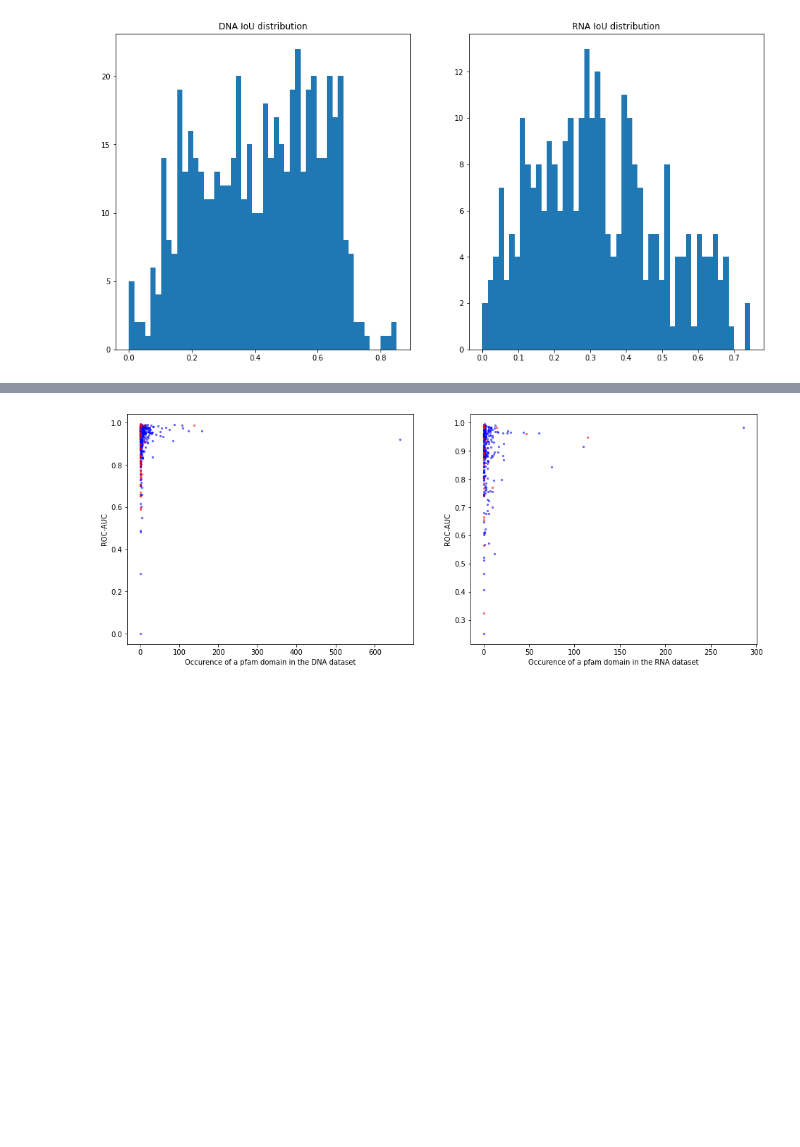
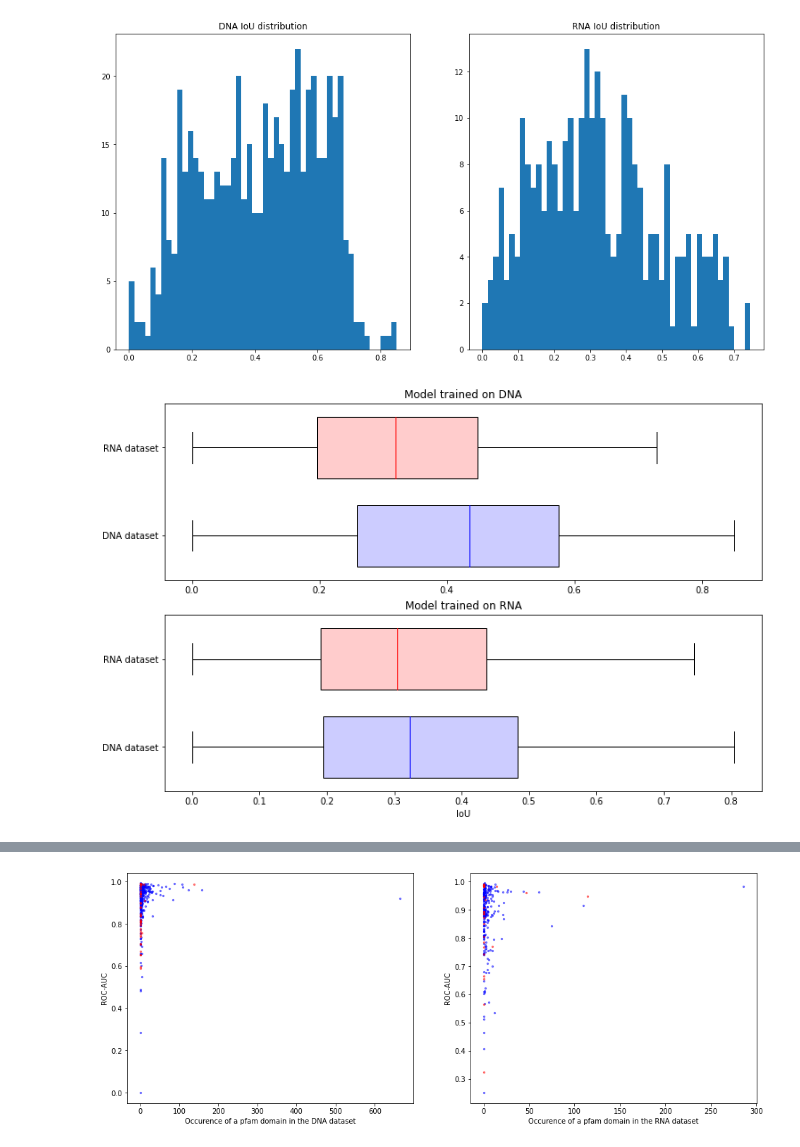
Before and after one commit to geraseva/masif_npi, a Jupyter notebook: Inference_analysis.ipynb, the cells around one changed output, grey strips where cells are left out. Cells and saved outputs as stored; diff of their text form; code cells hidden in the pictures; blank space fills up the shorter version.

```diff
--- a/Inference_analysis.ipynb
+++ b/Inference_analysis.ipynb
@@ -169,10 +182,14 @@ inf_data_rna=inf_data_rna.join(clusters, on='pdb_id')
 task_name='binary_dna_atomnet_v_mp_epoch48'
 inf_data_dna['results']=inf_data_dna.name.apply(lambda x:
                         np.load(f'preds/{task_name}/{"_".join(x.split("_")[:2])}_predfeatures_emb1.npy'))
+inf_data_rna_cross['results']=inf_data_rna_cross.name.apply(lambda x:
+                        np.load(f'preds/{task_name}/{"_".join(x.split("_")[:2])}_predfeatures_emb1.npy'))
 # %%
 task_name='binary_rna_atomnet_v_mp_epoch49'
 inf_data_rna['results']=inf_data_rna.name.apply(lambda x:
                         np.load(f'preds/{task_name}/{"_".join(x.split("_")[:2])}_predfeatures_emb1.npy'))
+inf_data_dna_cross['results']=inf_data_dna_cross.name.apply(lambda x:
+                        np.load(f'preds/{task_name}/{"_".join(x.split("_")[:2])}_predfeatures_emb1.npy'))
 # %%
 binary=True
 # %%
@@ -267,6 +284,10 @@ inf_data_dna['iou']=inf_data_dna.results.apply(
                 lambda x: np.sum((x[:,-2]>=0.5)&(x[:,-1]==1))/np.sum((x[:,-2]>=0.5)|(x[:,-1]==1)))
 inf_data_rna['iou']=inf_data_rna.results.apply(
                 lambda x: np.sum((x[:,-2]>=0.5)&(x[:,-1]==1))/np.sum((x[:,-2]>=0.5)|(x[:,-1]==1)))
+inf_data_dna_cross['iou']=inf_data_dna_cross.results.apply(
+                lambda x: np.sum((x[:,-2]>=0.5)&(x[:,-1]==1))/np.sum((x[:,-2]>=0.5)|(x[:,-1]==1)))
+inf_data_rna_cross['iou']=inf_data_rna_cross.results.apply(
+                lambda x: np.sum((x[:,-2]>=0.5)&(x[:,-1]==1))/np.sum((x[:,-2]>=0.5)|(x[:,-1]==1)))
 # %%
 plt.figure(figsize=(16,8))
 plt.subplot(121)
@@ -278,3 +299,31 @@ plt.hist(inf_data_rna['iou'], bins=50)
 plt.show()
 # %% [output]
 [figure]
+# %%
+plt.figure(figsize=(12,8))
+plt.subplot(211)
+plt.title('Model trained on DNA')
+#plt.xlim(0,1)
+box=plt.boxplot([inf_data_dna.iou,
+             inf_data_rna_cross.iou],
+            labels=['DNA dataset', 'RNA dataset' ],
+            whis=3, vert=0, widths=.7,patch_artist=True, flierprops=dict(marker='|'))
+box['medians'][0].set_color('blue')
+box['boxes'][0].set_facecolor('#CCCCFF')
+box['medians'][1].set_color('red')
+box['boxes'][1].set_facecolor('#FFCCCC')
+
+plt.subplot(212)
+plt.xlabel('IoU')
+plt.title('Model trained on RNA')
+#plt.xlim(0,1)
+box=plt.boxplot([inf_data_dna_cross.iou,
+             inf_data_rna.iou],
+            labels=['DNA dataset', 'RNA dataset' ],
+            whis=3, vert=0, widths=.7,patch_artist=True, flierprops=dict(marker='|'))
+box['medians'][0].set_color('blue')
+box['boxes'][0].set_facecolor('#CCCCFF')
+box['medians'][1].set_color('red')
+box['boxes'][1].set_facecolor('#FFCCCC')
+# %% [output]
+[figure, added]
```
Also changed, not shown: parts of 8 cells of this notebook, 7 other files.
